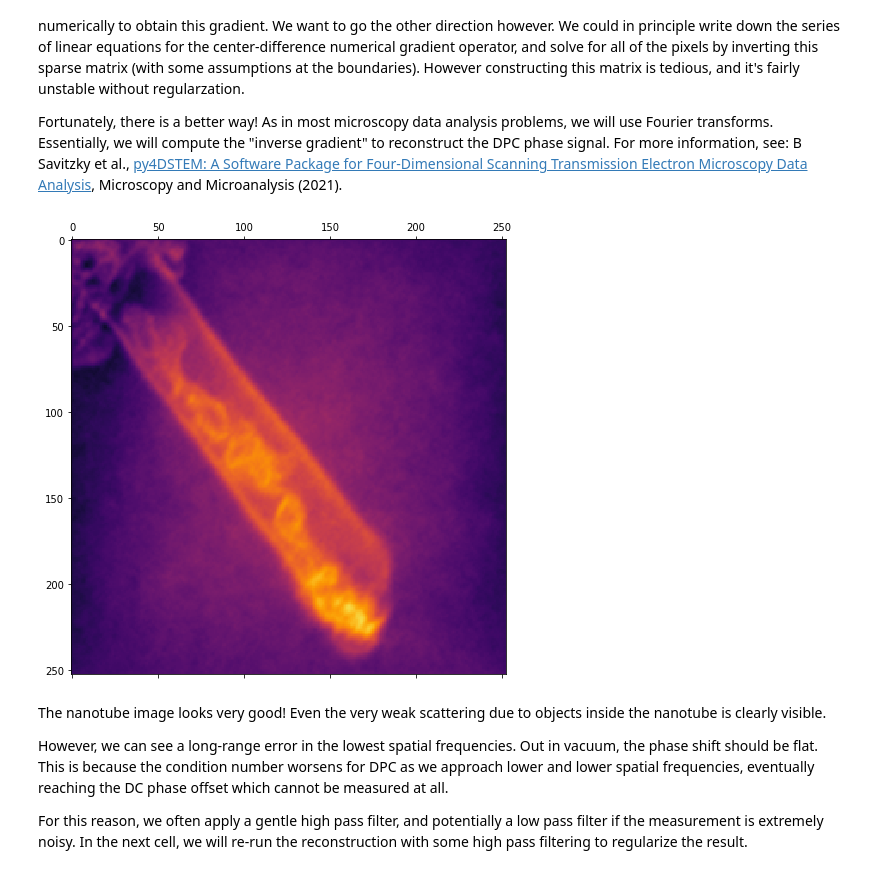
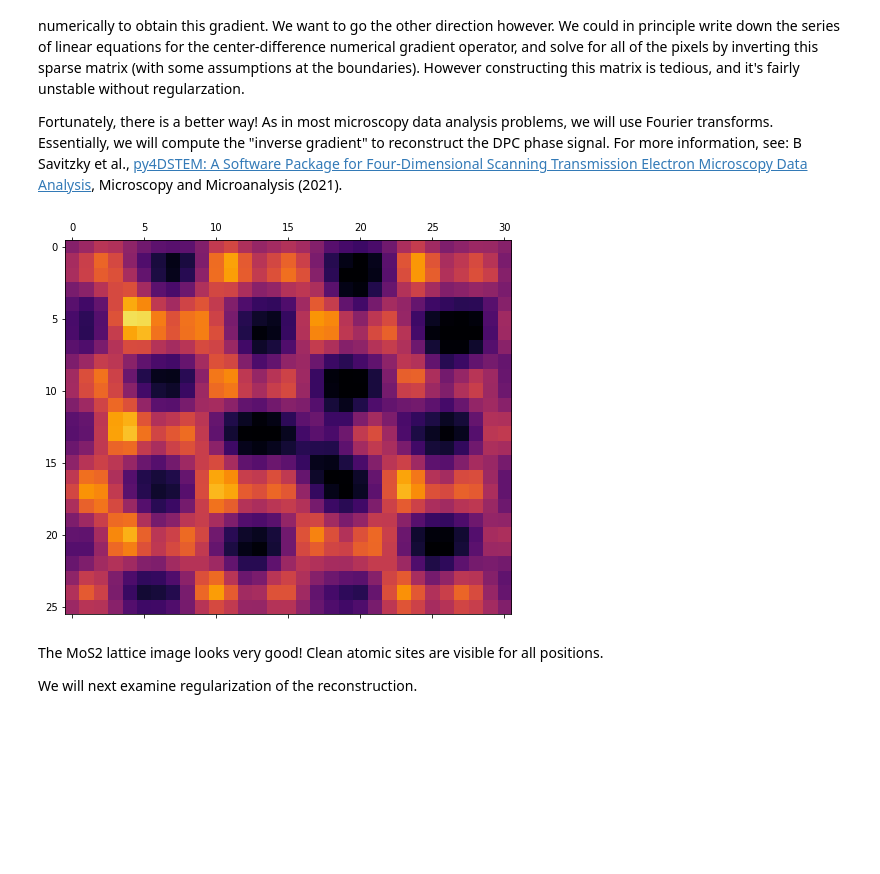
Before and after one commit to py4dstem/py4DSTEM_tutorials, a Jupyter notebook: notebooks/phase_contrast/DPC_MoS2.ipynb, the cells around one changed output. Drawn from its saved outputs; the diff is of its cells as text; code cells hidden in the pictures; blank space fills up the shorter version.

```diff
--- a/notebooks/phase_contrast/DPC_MoS2.ipynb
+++ b/notebooks/phase_contrast/DPC_MoS2.ipynb
@@ -207,38 +205,36 @@ B Savitzky et al., [py4DSTEM: A Software Package for Four-Dimensional Scanning T
 # %%
 # Input parameters
 regLowPass = 0.0
 regHighPass = 0.0
 theta_recon = theta  # We get the same reconstruction with 0 rotation - try it!
-flip_recon = False   # We just set this to False
+flip_recon = True   # We just set this to True
 paddingfactor = 2    # This parameter handles the boundary conditions via padding the reconstruction space
 stepsize = 1         # Step size for each iteration
 n_iter = 8         # Number of iterations
 
 # Reconstruct the phase
 phase, error = py4DSTEM.process.dpc.get_phase_from_CoM(
     CoMx,
     CoMy,
     theta=theta_recon,
     flip=flip_recon,
     regLowPass=regLowPass,
     regHighPass=regHighPass,
     paddingfactor=paddingfactor,
     stepsize=stepsize,
     n_iter=n_iter)
 
 # Plot the output phase image
 py4DSTEM.visualize.show(phase,
                        cmap='inferno',
                        clipvals='std',
                        min=-2,
-                       max=5)
+                       max=3)
 # %% [output]
-[figure, old version]
+[figure, new version]
 # %% [markdown]
-The nanotube image looks very good!  Even the very weak scattering due to objects inside the nanotube is clearly visible.
+The MoS2 lattice image looks very good!  Clean atomic sites are visible for all positions.
 
-However, we can see a long-range error in the lowest spatial frequencies. Out in vacuum, the phase shift should be flat. This is because the condition number worsens for DPC as we approach lower and lower spatial frequencies, eventually reaching the DC phase offset which cannot be measured at all.
-
-For this reason, we often apply a gentle high pass filter, and potentially a low pass filter if the measurement is extremely noisy.  In the next cell, we will re-run the reconstruction with some high pass filtering to regularize the result.
+We will next examine regularization of the reconstruction.
 # %%
 # Input parameters with slight regularization
```
Also changed, not shown: parts of 3 cells of this notebook.
